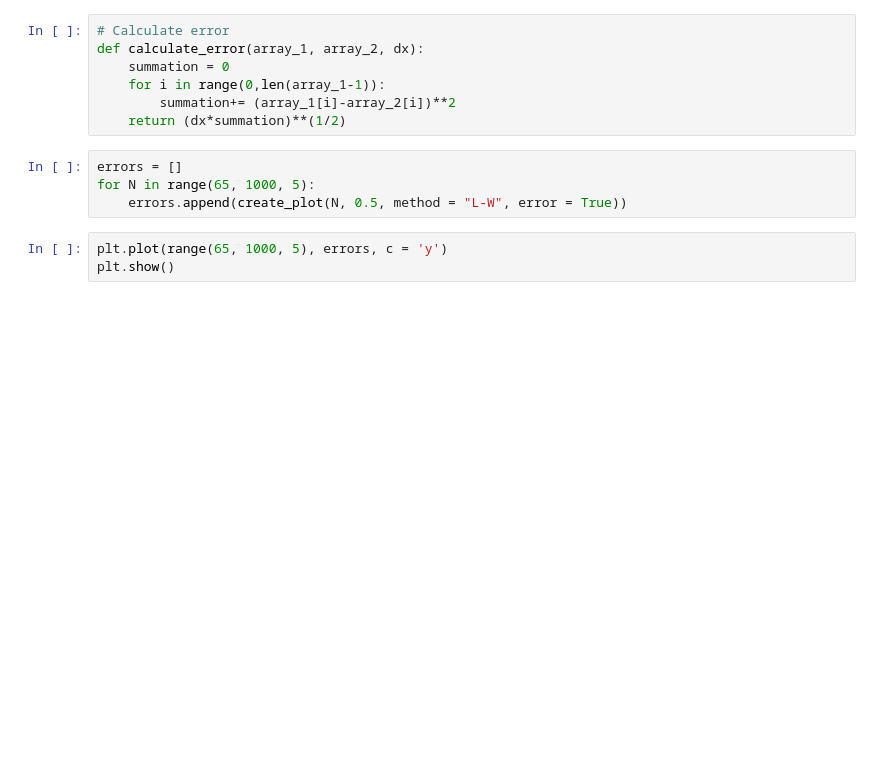
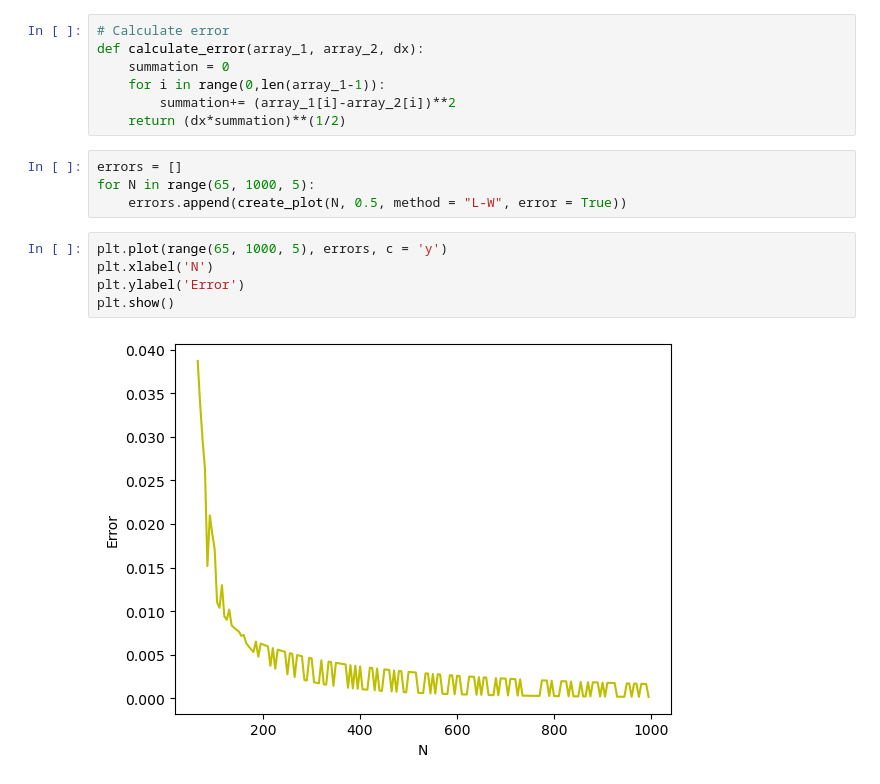
Before and after one commit to Columbia-Astronomy-4260/astr-4260-Juliahaynes777, a Jupyter notebook: PS9/PS9.ipynb, the cells around one changed output. Cells and saved outputs as stored; diff of their text form; blank space fills up the shorter version.

```diff
--- a/PS9/PS9.ipynb
+++ b/PS9/PS9.ipynb
@@ -189,4 +189,8 @@ for N in range(65, 1000, 5):
     errors.append(create_plot(N, 0.5, method = "L-W", error = True))
 # %%
 plt.plot(range(65, 1000, 5), errors, c = 'y')
+plt.xlabel('N')
+plt.ylabel('Error')
 plt.show()
+# %% [output]
+[figure, added]
```
Also changed, not shown: parts of 1 cell of this notebook.
